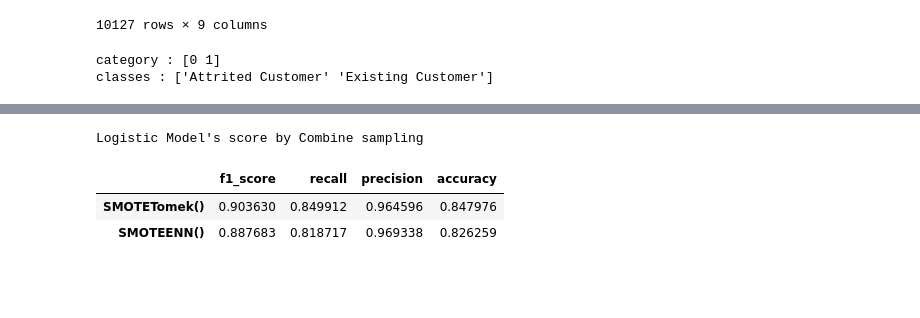
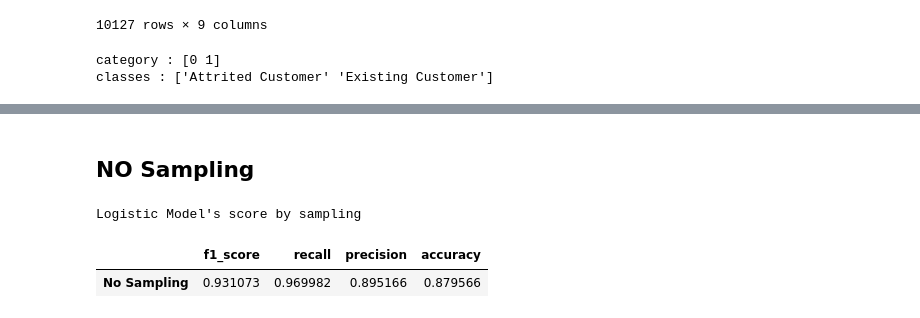
Before and after one commit to YJ-97/-Prediction-Customer-Attrition, a Jupyter notebook: modeling/Logistic.ipynb, the cells around one changed output, grey strips where cells are left out. Saved outputs shown, nothing was run; the diff lists cells and outputs as text; code cells hidden in the pictures; blank space fills up the shorter version.

```diff
--- a/modeling/Logistic.ipynb
+++ b/modeling/Logistic.ipynb
@@ -189,39 +296,33 @@ Logistic Model's score by Over sampling
+# %% [markdown]
+## NO Sampling
 # %%
-## Combine Sampling 만
-
 columns = ['f1_score', 'recall', 'precision', 'accuracy']
-df = pd.DataFrame(columns=columns)
-
-sampling = [SMOTETomek, SMOTEENN]
+NO_Sampling = pd.DataFrame(columns=columns)
 
 random.seed(42)
 
-for i in sampling:
+x_train, x_test, y_train, y_test = train_test_split(input, target, test_size=0.2, random_state=42)
 
-    x_train, x_test, y_train, y_test = train_test_split(input, target, test_size=0.2, random_state=42)
+ss = StandardScaler()
+x_train_ss = ss.fit_transform(x_train)
+x_test_ss = ss.fit_transform(x_test)
 
-    ss = StandardScaler()
-    x_train_ss = ss.fit_transform(x_train)
-    x_test_ss = ss.fit_transform(x_test)
 
-    sampling = i()
-    x_train_ss, y_train = sampling.fit_resample(x_train_ss, y_train)
+lr = LogisticRegression(random_state=42)
+lr.fit(x_train, y_train)
+pred = lr.predict(x_test)
 
-    lr = LogisticRegression(random_state=42)
-    lr.fit(x_train_ss, y_train)
-    pred = lr.predict(x_test_ss)
+acc = accuracy_score(y_test, pred)
+recall = recall_score(y_test, pred)
+precision = precision_score(y_test, pred)
+f1 = f1_score(y_test, pred)
 
-    acc = accuracy_score(y_test, pred)
-    recall = recall_score(y_test, pred)
-    precision = precision_score(y_test, pred)
-    f1 = f1_score(y_test, pred)
+NO_Sampling.loc['No Sampling'] = [f1, recall, precision, acc]
 
-    df.loc[sampling] = [f1, recall, precision, acc]
-
-print("Logistic Model's score by Combine sampling")
-df.sort_values(['f1_score', 'recall', 'precision', 'accuracy'], ascending=False)
+print("Logistic Model's score by sampling")
+NO_Sampling.sort_values(['f1_score', 'recall', 'precision', 'accuracy'], ascending=False, inplace=True)
+NO_Sampling.head(10)
 # %% [output]
-Logistic Model's score by Combine sampling
+Logistic Model's score by sampling
 |  | f1_score | recall | precision | accuracy |
-| SMOTETomek() | 0.903630 | 0.849912 | 0.964596 | 0.847976 |
-| SMOTEENN() | 0.887683 | 0.818717 | 0.969338 | 0.826259 |
+| No Sampling | 0.931073 | 0.969982 | 0.895166 | 0.879566 |
```
Also changed, not shown: parts of 11 cells of this notebook, 11 other files.
